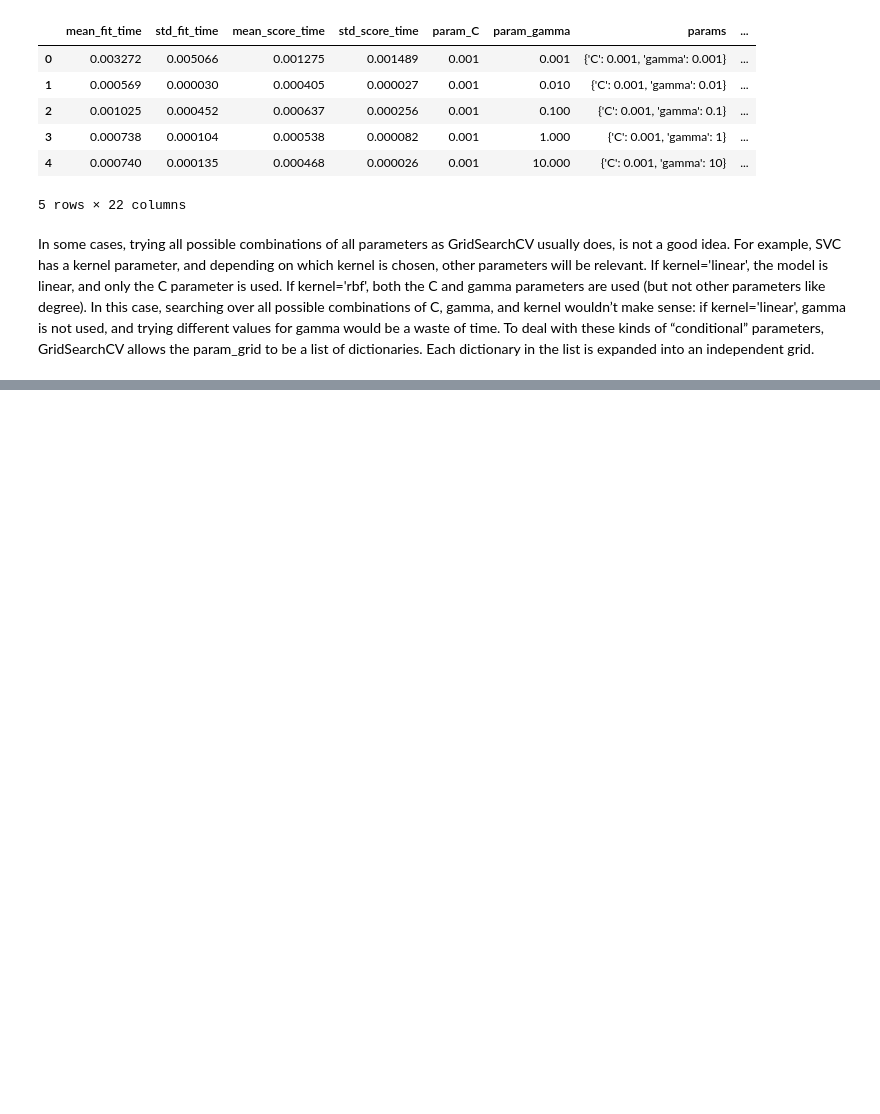
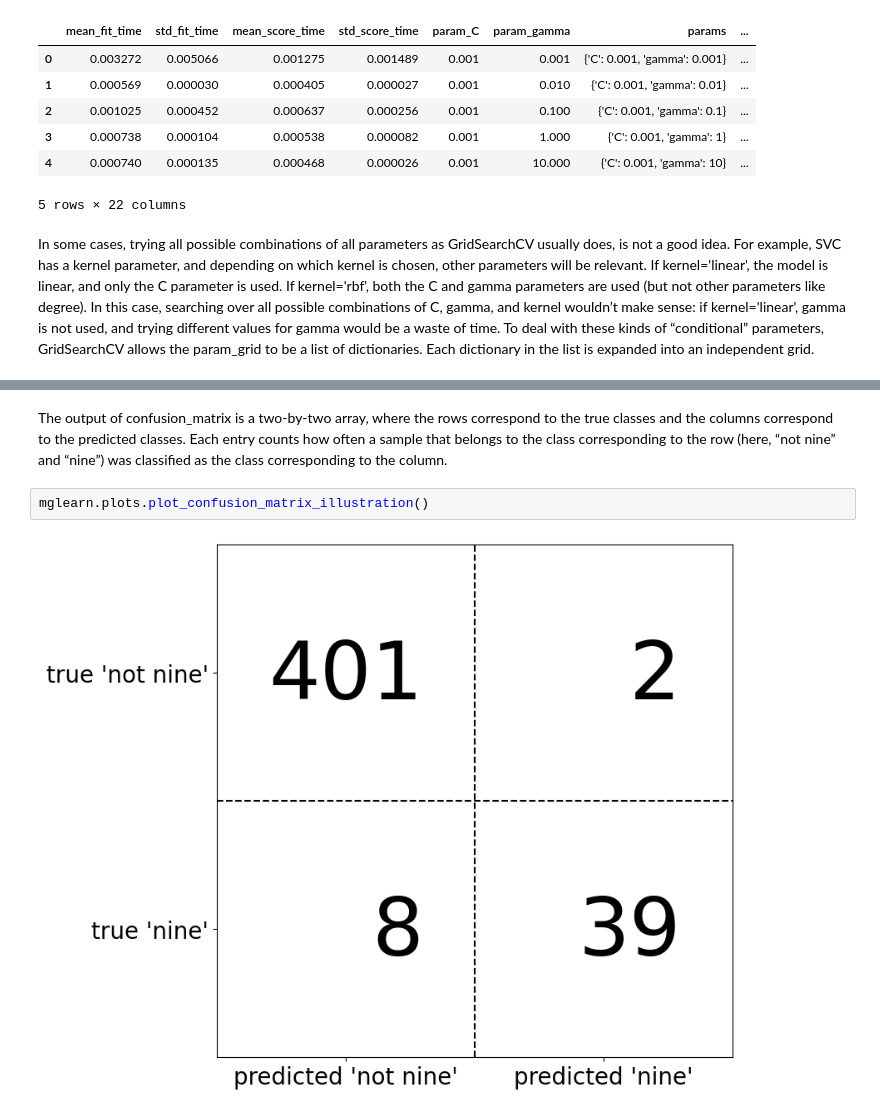
Before and after one commit to thamidu02/ML-With-python, a Jupyter notebook: Model Evaluation and Improvement/cross validation.ipynb, the cells around one changed output, grey strips where cells are left out. Drawn from its saved outputs; the diff is of its cells as text; blank space fills up the shorter version.

```diff
--- a/Model Evaluation and Improvement/cross validation.ipynb
+++ b/Model Evaluation and Improvement/cross validation.ipynb
@@ -271,0 +323,6 @@ In some cases, trying all possible combinations of all parameters as GridSearchC
+# %% [markdown]
+The output of confusion_matrix is a two-by-two array, where the rows correspond to the true classes and the columns correspond to the predicted classes. Each entry counts how often a sample that belongs to the class corresponding to the row (here, “not nine” and “nine”) was classified as the class corresponding to the column.
+# %%
+mglearn.plots.plot_confusion_matrix_illustration()
+# %% [output]
+[figure, added]
```
Also changed, not shown: parts of 7 cells of this notebook.
